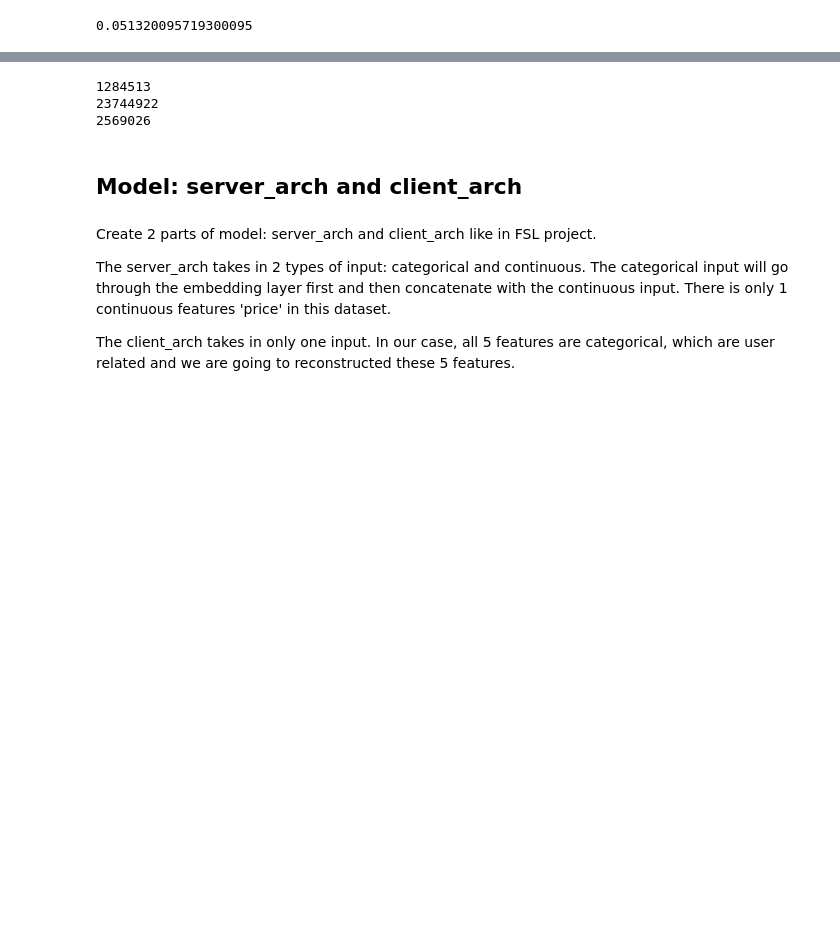
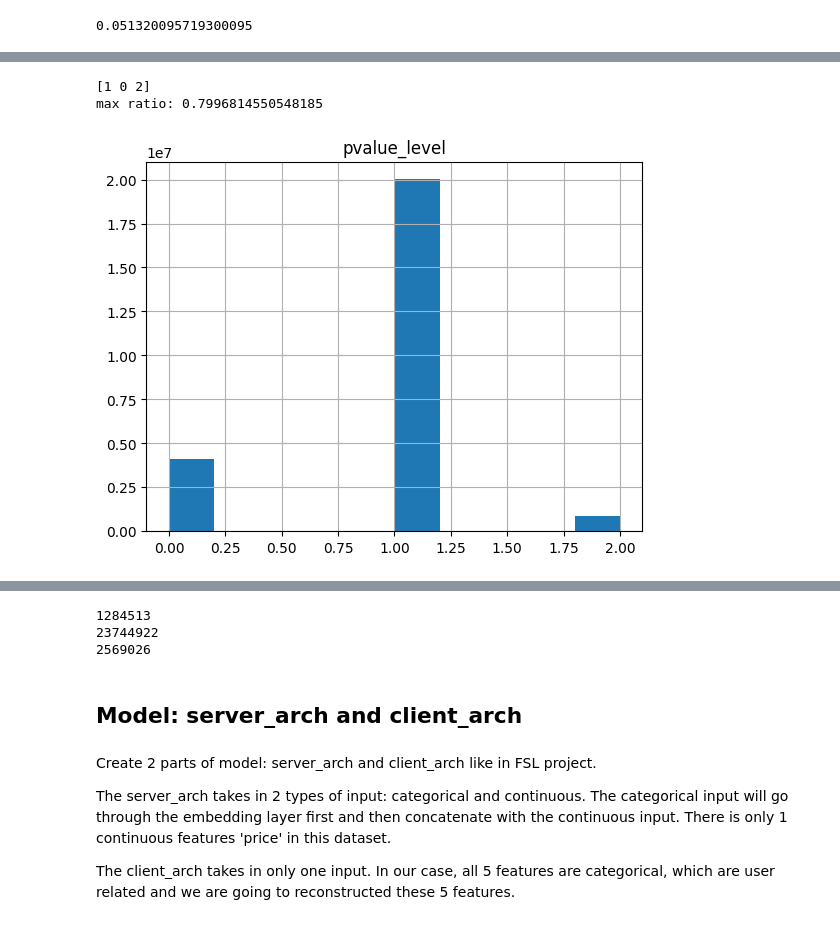
Before and after one commit to xinchiqiu/EXACT_attack, a Jupyter notebook: Taobao function.ipynb, the cells around one changed output, grey strips where cells are left out. Cells and saved outputs as stored; diff of their text form; code cells hidden in the pictures; blank space fills up the shorter version.

```diff
--- a/Taobao function.ipynb
+++ b/Taobao function.ipynb
@@ -155,0 +180,9 @@ sum(tb_df['clk'])/len(tb_df)
+# %%
+tb_df.hist(column='pvalue_level')
+print(tb_df['pvalue_level'].unique())
+ratio = len(tb_df[tb_df['pvalue_level'] == 1])/len(tb_df)
+print('max ratio:', ratio)
+# %% [output]
+[1 0 2]
+max ratio: 0.7996814550548185
+[figure, added]
```
Also changed, not shown: parts of 24 cells of this notebook.
